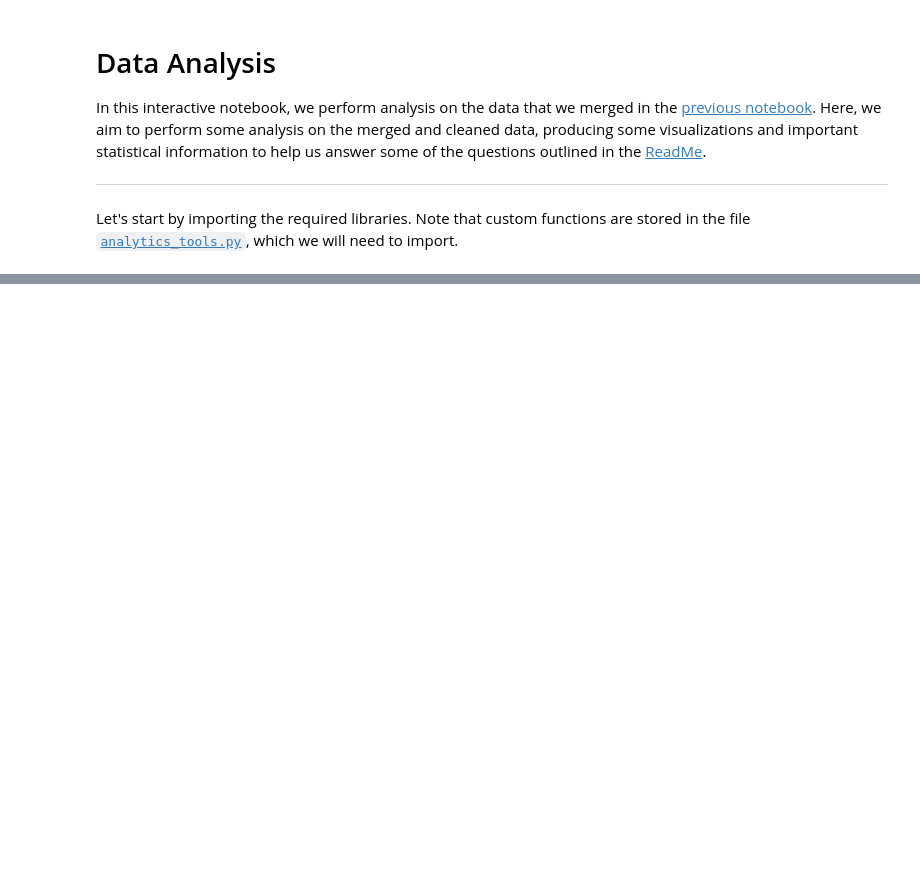
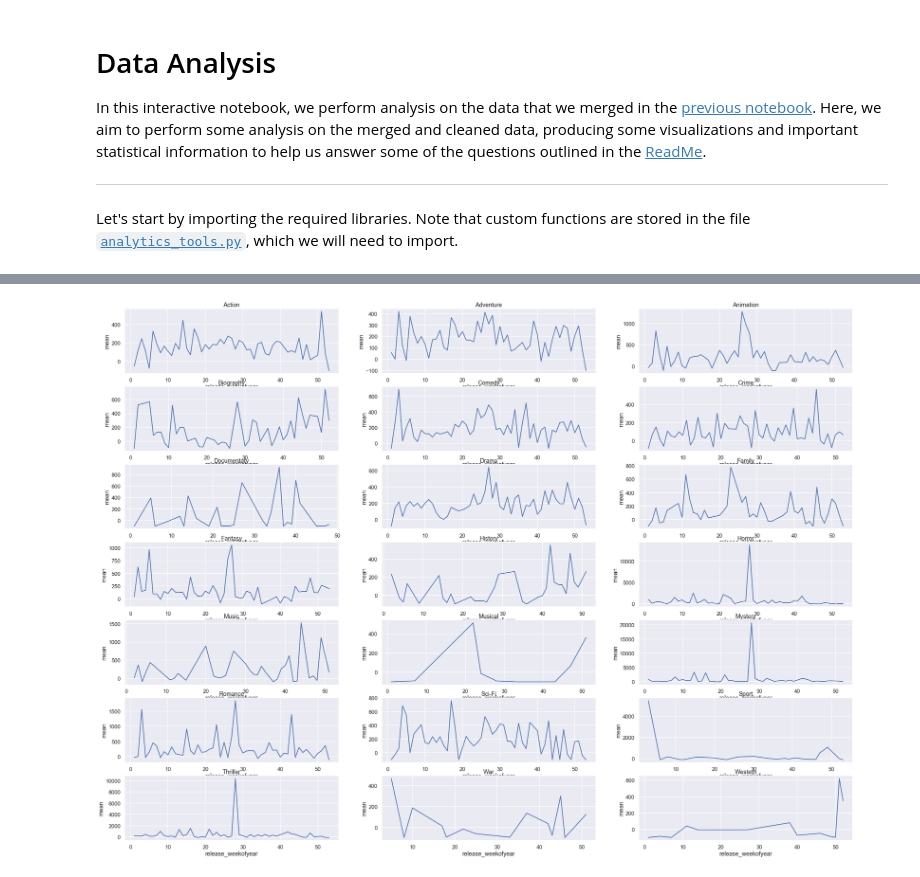
Before and after one commit to bbjornstad-flatiron/flatiron-mod1-project, a Jupyter notebook: data-analysis.ipynb, the cells around one changed output, grey strips where cells are left out. Cells and saved outputs as stored; diff of their text form; code cells hidden in the pictures; blank space fills up the shorter version.

```diff
--- a/data-analysis.ipynb
+++ b/data-analysis.ipynb
@@ -94,0 +151,4 @@ Somehow, we need to best make use of our genre descriptors. We currently have li
+# %%
+final_data['release_year'] = final_data.release_date.dt.year
+final_data['release_month'] = final_data.release_date.dt.month
+final_data['release_weekofyear'] = final_data.release_date.dt.weekofyear
@@ -94,0 +172,16 @@ Somehow, we need to best make use of our genre descriptors. We currently have li
+# %%
+rows = 7
+cols = 3
+genre_subset_f2, genre_subset_ax2 = plt.subplots(nrows=rows, ncols=cols, figsize=(40, 30))
+
+for i in range(num_subplots):
+    genre = genre_dummies.columns[i]
+    row = i // cols
+    col = i % cols
+    cur_ax = genre_subset_ax2[row, col]
+    cur_subset = final_data[genre_dummies[genre] == 1]
+    grouped = cur_subset.groupby('release_weekofyear').describe()['ROI'].reset_index()
+    sns.lineplot(x='release_weekofyear', y='mean', data=grouped, ax=cur_ax)
+    cur_ax.set_title(genre)
+# %% [output]
+[figure, added]
```
Also changed, not shown: parts of 35 cells of this notebook, 5 other files.
